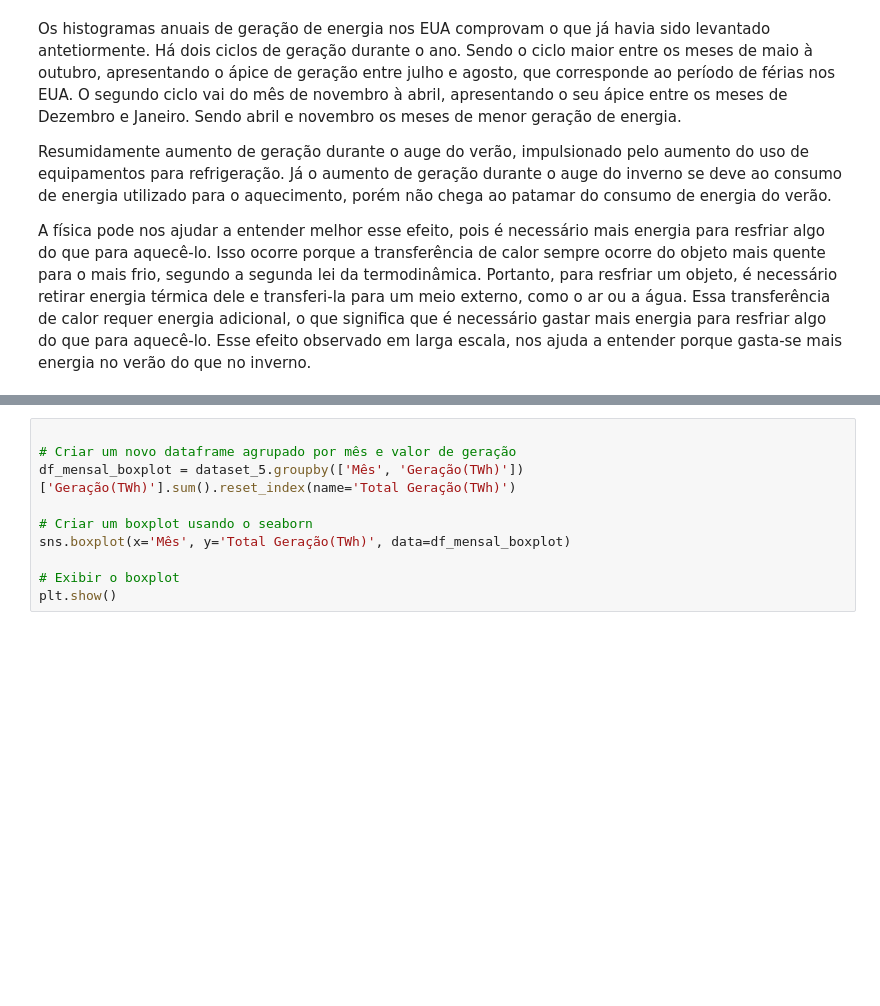
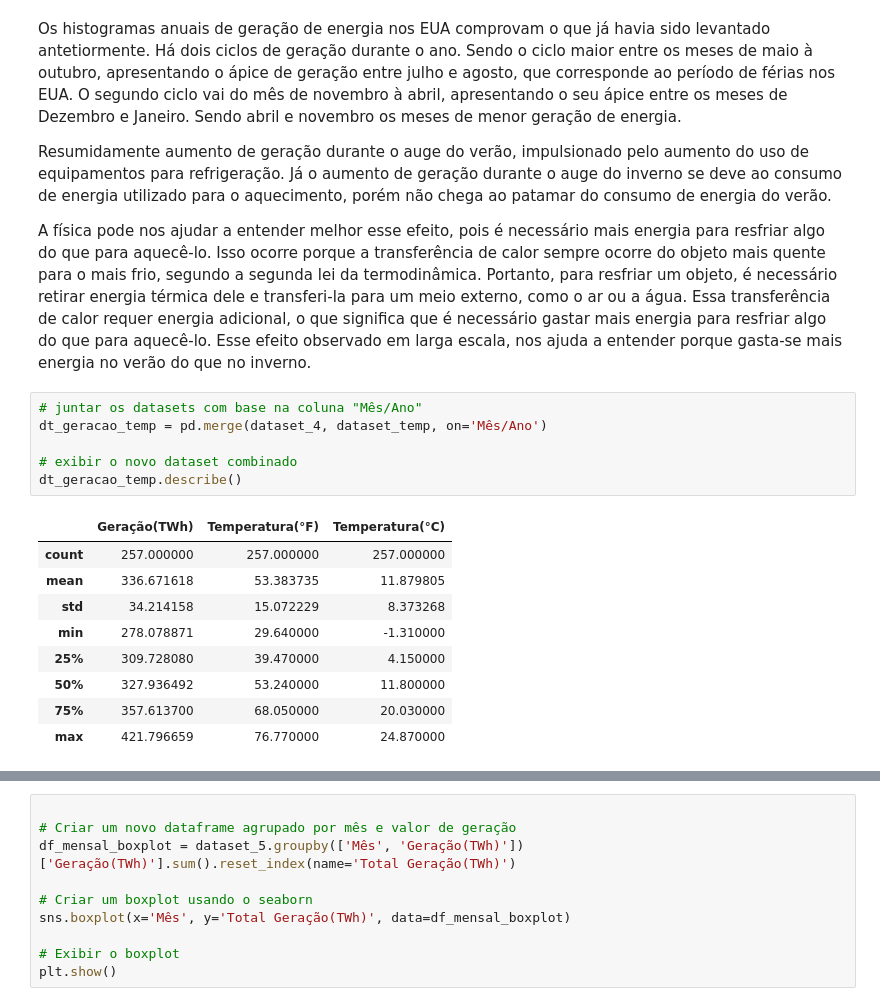
Before and after one commit to Higordevellard/MVP_01, a Jupyter notebook: mvp_sprint_1.ipynb, the cells around one changed output, grey strips where cells are left out. Drawn from its saved outputs; the diff is of its cells as text; blank space fills up the shorter version.

```diff
--- a/mvp_sprint_1.ipynb
+++ b/mvp_sprint_1.ipynb
@@ -349,3 +373,19 @@ Os histogramas anuais de geração de energia nos EUA comprovam o que já havia
 Resumidamente aumento de geração durante o auge do verão, impulsionado pelo aumento do uso de equipamentos para refrigeração. Já o aumento de geração durante o auge do inverno se deve ao consumo de energia utilizado para o aquecimento, porém não chega ao patamar do consumo de energia do verão.
 
 A física pode nos ajudar a entender melhor esse efeito, pois é necessário mais energia para resfriar algo do que para aquecê-lo. Isso ocorre porque a transferência de calor sempre ocorre do objeto mais quente para o mais frio, segundo a segunda lei da termodinâmica. Portanto, para resfriar um objeto, é necessário retirar energia térmica dele e transferi-la para um meio externo, como o ar ou a água. Essa transferência de calor requer energia adicional, o que significa que é necessário gastar mais energia para resfriar algo do que para aquecê-lo. Esse efeito observado em larga escala, nos ajuda a entender porque gasta-se mais energia no verão do que no inverno.
+# %%
+# juntar os datasets com base na coluna "Mês/Ano"
+dt_geracao_temp = pd.merge(dataset_4, dataset_temp, on='Mês/Ano')
+
+# exibir o novo dataset combinado
+dt_geracao_temp.describe()
+# %% [output]
+|  | Geração(TWh) | Temperatura(°F) | Temperatura(°C) |
+| count | 257.000000 | 257.000000 | 257.000000 |
+| mean | 336.671618 | 53.383735 | 11.879805 |
+| std | 34.214158 | 15.072229 | 8.373268 |
+| min | 278.078871 | 29.640000 | -1.310000 |
+| 25% | 309.728080 | 39.470000 | 4.150000 |
+| 50% | 327.936492 | 53.240000 | 11.800000 |
+| 75% | 357.613700 | 68.050000 | 20.030000 |
+| max | 421.796659 | 76.770000 | 24.870000 |
```
Also changed, not shown: parts of 5 cells of this notebook.
